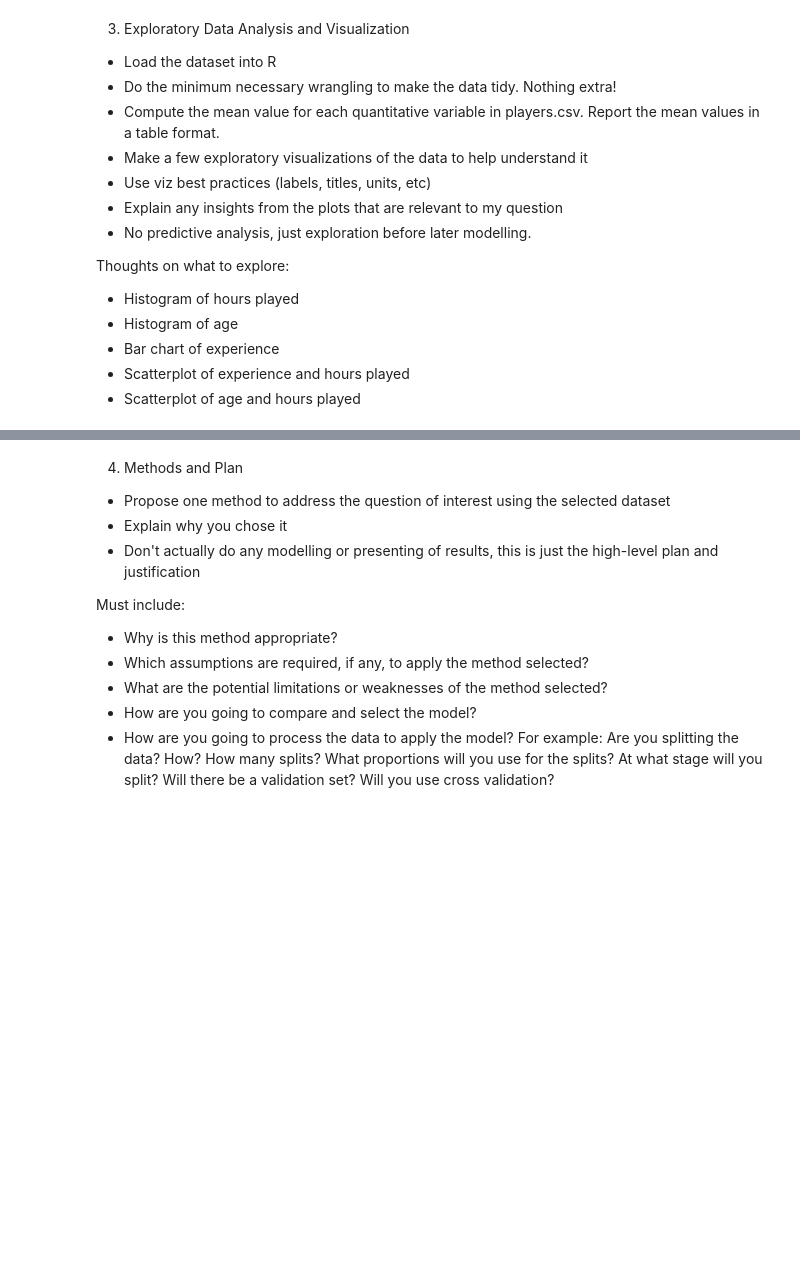
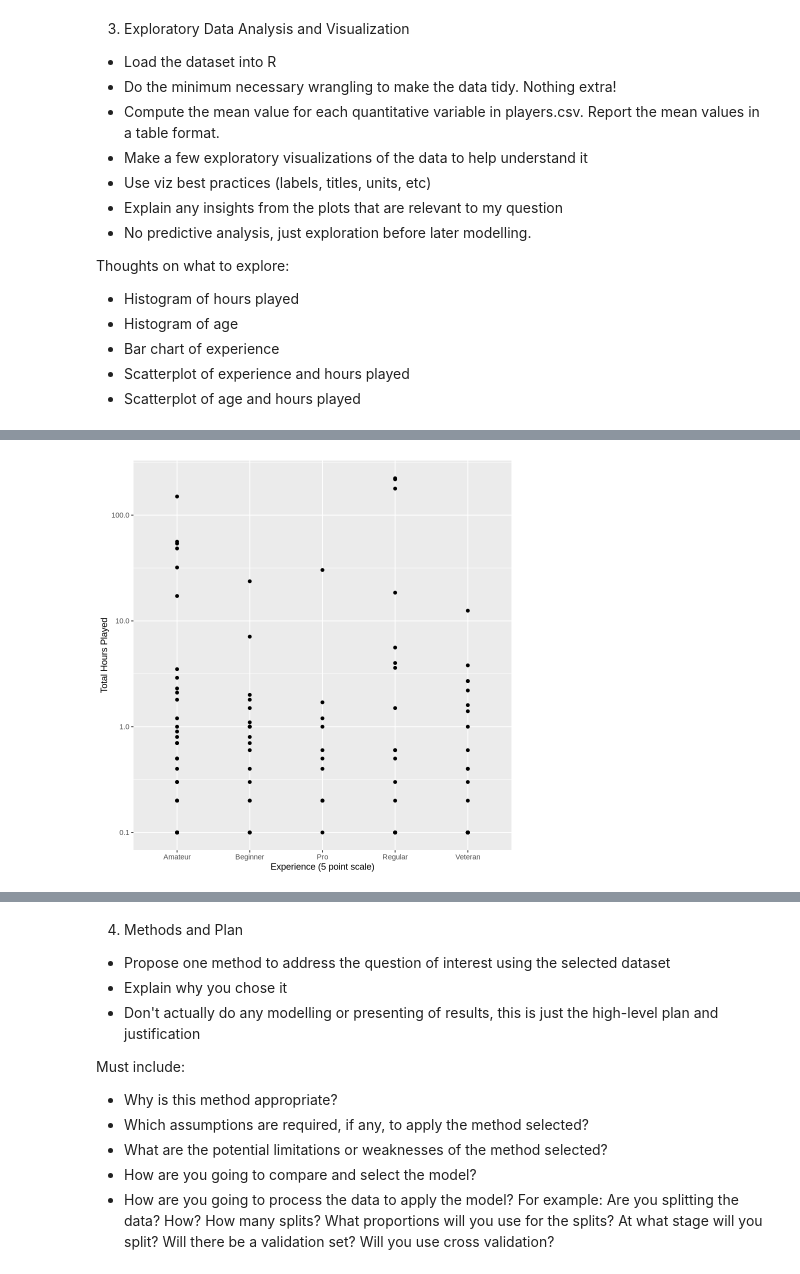
Before and after one commit to apepers/DSCI-100-Project, a Jupyter notebook: PlanningNotebook.ipynb, the cells around one changed output, grey strips where cells are left out. Saved outputs shown, nothing was run; the diff lists cells and outputs as text; code cells hidden in the pictures; blank space fills up the shorter version.

```diff
--- a/PlanningNotebook.ipynb
+++ b/PlanningNotebook.ipynb
@@ -449,0 +461,11 @@ Thoughts on what to explore:
+# %%
+experience_time_plot = players |>
+    filter(played_hours > 0) |>
+    ggplot(aes(x = experience, y = played_hours)) +
+    geom_point() +
+    labs(x = "Experience (5 point scale)", y = "Total Hours Played") +
+    scale_y_log10()
+
+experience_time_plot
+# %% [output]
+[figure, added]
```
Also changed, not shown: parts of 4 cells of this notebook.
